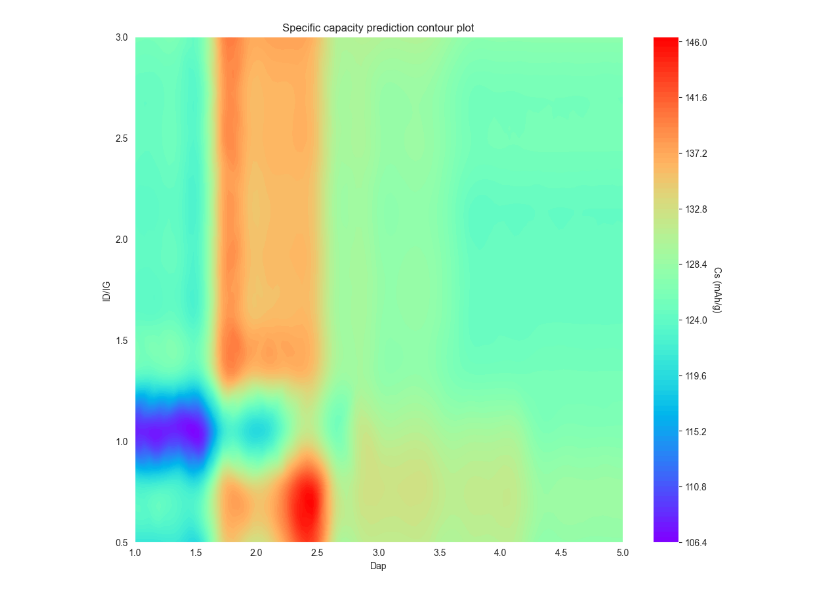
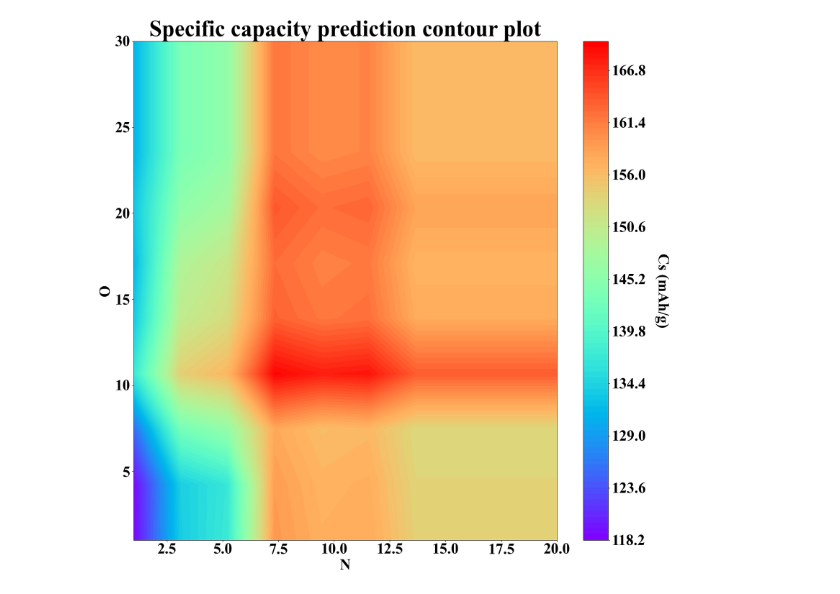
Before and after one commit to YYCHEN2001/Carbon_Cathode_Prediction, a Jupyter notebook: 10_prediction_contour.ipynb, the cells around one changed output. Drawn from its saved outputs; the diff is of its cells as text; code cells hidden in the pictures.

```diff
--- a/10_prediction_contour.ipynb
+++ b/10_prediction_contour.ipynb
@@ -2,14 +2,12 @@
 import pandas as pd
 from sklearn.model_selection import train_test_split
 
-data = pd.read_csv('data/dataset_processed.csv')
-data_encoded = pd.get_dummies(data)
+data = pd.read_csv('data/dataset_reduced.csv')
 
-
-data_encoded['target_class'] = pd.qcut(data_encoded['Specific capacity'], q=10, labels=False)
-X = data_encoded.drop(['Specific capacity', 'target_class'], axis=1)
-y = data_encoded['Specific capacity']
-stratify_column = data_encoded['target_class']
+data['target_class'] = pd.qcut(data['Specific capacity'], q=10, labels=False)
+X = data.drop(['Specific capacity', 'target_class'], axis=1)
+y = data['Specific capacity']
+stratify_column = data['target_class']
 
 X_train, X_test, y_train, y_test = train_test_split(X, y, test_size=0.2, random_state=21, stratify=stratify_column)
 
@@ -183,37 +123,42 @@ xgb.fit(X_train, y_train)
 
 y_train_pred = xgb.predict(X_train)
 y_test_pred = xgb.predict(X_test)
-y_generated_pred = xgb.predict(df_encoded)
+y_generated_pred = xgb.predict(df)
 # %%
 import numpy as np
 import matplotlib.pyplot as plt
 from scipy.interpolate import griddata
 
 # 生成示例数据
 # 这部分需要替换为你的实际数据
-feature_1 = df_encoded['Dap']
-feature_2 = df_encoded['ID/IG']
+feature_1 = df['N']
+feature_2 = df['O']
 c = y_generated_pred
 
 # 创建网格数据
-x = np.linspace(1, 5, 100)
-y = np.linspace(0.5, 3, 100)
+x = np.linspace(1, 20, 10)
+y = np.linspace(1, 30, 10)
 X, Y = np.meshgrid(x, y)
 
 # 插值
 Z = griddata((feature_1, feature_2), c, (X, Y), method='cubic')
 
 # 绘制等高线图
-plt.figure(figsize=(12, 10))
+plt.figure(figsize=(20, 19))
+plt.rcParams.update({
+        'font.family': 'Times New Roman',
+        'font.weight': 'bold',
+        'figure.figsize': (10, 10)  # 设置图像尺寸为10x10英寸
+    })
 contour = plt.contourf(X, Y, Z, levels=100, cmap='rainbow')
 cbar = plt.colorbar(contour)
-cbar.set_label('Cs (mAh/g)', rotation=270, labelpad=15)
+cbar.set_label('Cs (mAh/g)', rotation=270, labelpad=48, fontweight='bold', fontsize=32)
 
 # 设置轴标签和标题
-plt.xlabel('Dap')
-plt.ylabel('ID/IG')
-plt.title('Specific capacity prediction contour plot')
-
+plt.xlabel('N', fontweight='bold', fontsize=32)
+plt.ylabel('O', fontweight='bold', fontsize=32)
+plt.title('Specific capacity prediction contour plot', fontweight='bold', fontsize=48)
+plt.savefig('output/figures/contour_N&O.png', bbox_inches='tight', transparent=True, dpi=300)
 plt.show()
 # %% [output]
-[figure, old version]
+[figure, new version]
```
Also changed, not shown: parts of 9 cells of this notebook, 25 other files.
